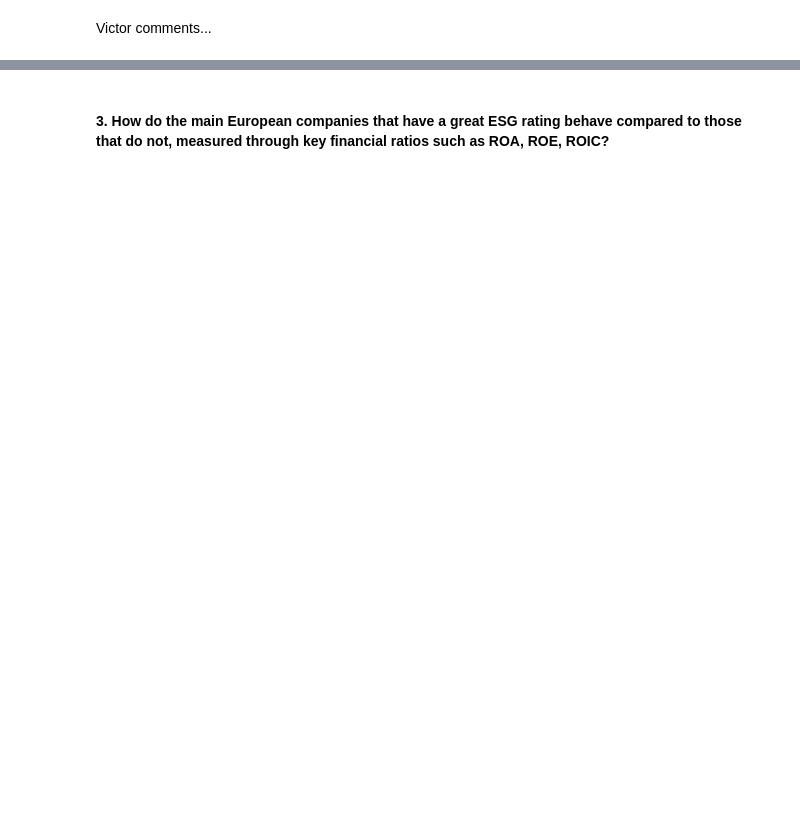
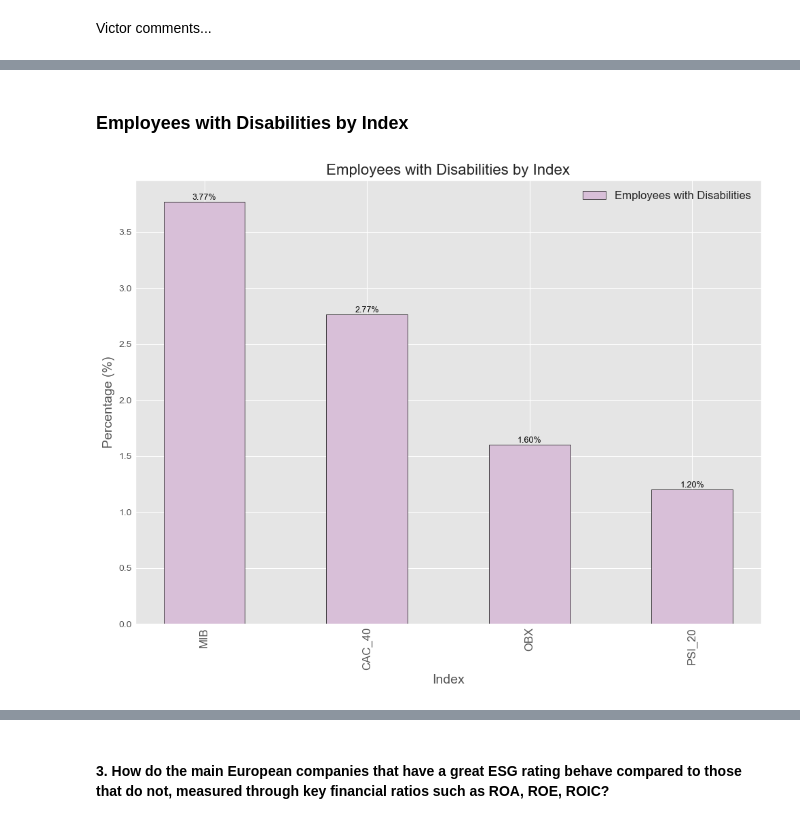
Before and after one commit to rodrigonalo/hslu-cip, a Jupyter notebook: scripts/Group_8_Delivery.ipynb, the cells around one changed output, grey strips where cells are left out. Cells and saved outputs as stored; diff of their text form; code cells hidden in the pictures; blank space fills up the shorter version.

```diff
--- a/scripts/Group_8_Delivery.ipynb
+++ b/scripts/Group_8_Delivery.ipynb
@@ -195,0 +240,40 @@ Victor comments...
+# %% [markdown]
+### Employees with Disabilities by Index
+# %%
+# Group data by 'Index', calculate the mean for 'Rate Of Employees With Disabilities In %', and exclude 'ISEQ'
+avg_disability_data = df_final[df_final['Index'] != 'ISEQ'].groupby('Index').agg({
+    'Rate Of Employees With Disabilities In %': 'mean'
+}).reset_index()
+
+# Convert this to a percentage
+avg_disability_data['Rate Of Employees With Disabilities %'] = avg_disability_data['Rate Of Employees With Disabilities In %'] * 100
+
+# Filter out 'AEX' and 'BEL_20' if they have no values
+avg_disability_data_filtered = avg_disability_data[~avg_disability_data['Index'].isin(['AEX', 'BEL_20'])]
+
+# Sort in descending order
+avg_disability_data_sorted = avg_disability_data_filtered.sort_values(by='Rate Of Employees With Disabilities %', ascending=False)
+
+indexes = np.arange(len(avg_disability_data_sorted['Index']))
+
+# Plot
+plt.figure(figsize=(10, 8))
+plt.style.use('ggplot')
+plt.bar(indexes, avg_disability_data_sorted['Rate Of Employees With Disabilities %'],
+        0.5, label='Employees with Disabilities', color='#D8BFD8', edgecolor='black')
+plt.xlabel('Index', fontsize=14)
+plt.ylabel('Percentage (%)', fontsize=14)
+plt.title('Employees with Disabilities by Index', fontsize=16)
+plt.xticks(indexes, avg_disability_data_sorted['Index'], rotation=90, fontsize=12)
+plt.legend(fontsize=12)
+plt.tight_layout()
+
+# Data Labels
+for rect in plt.gca().patches:
+    height = rect.get_height()
+    plt.gca().text(rect.get_x() + rect.get_width() / 2, height,
+                   f'{height:.2f}%', ha='center', va='bottom', fontsize=9, color='black')
+
+plt.show()
+# %% [output]
+[figure, added]
```
Also changed, not shown: parts of 7 cells of this notebook.
